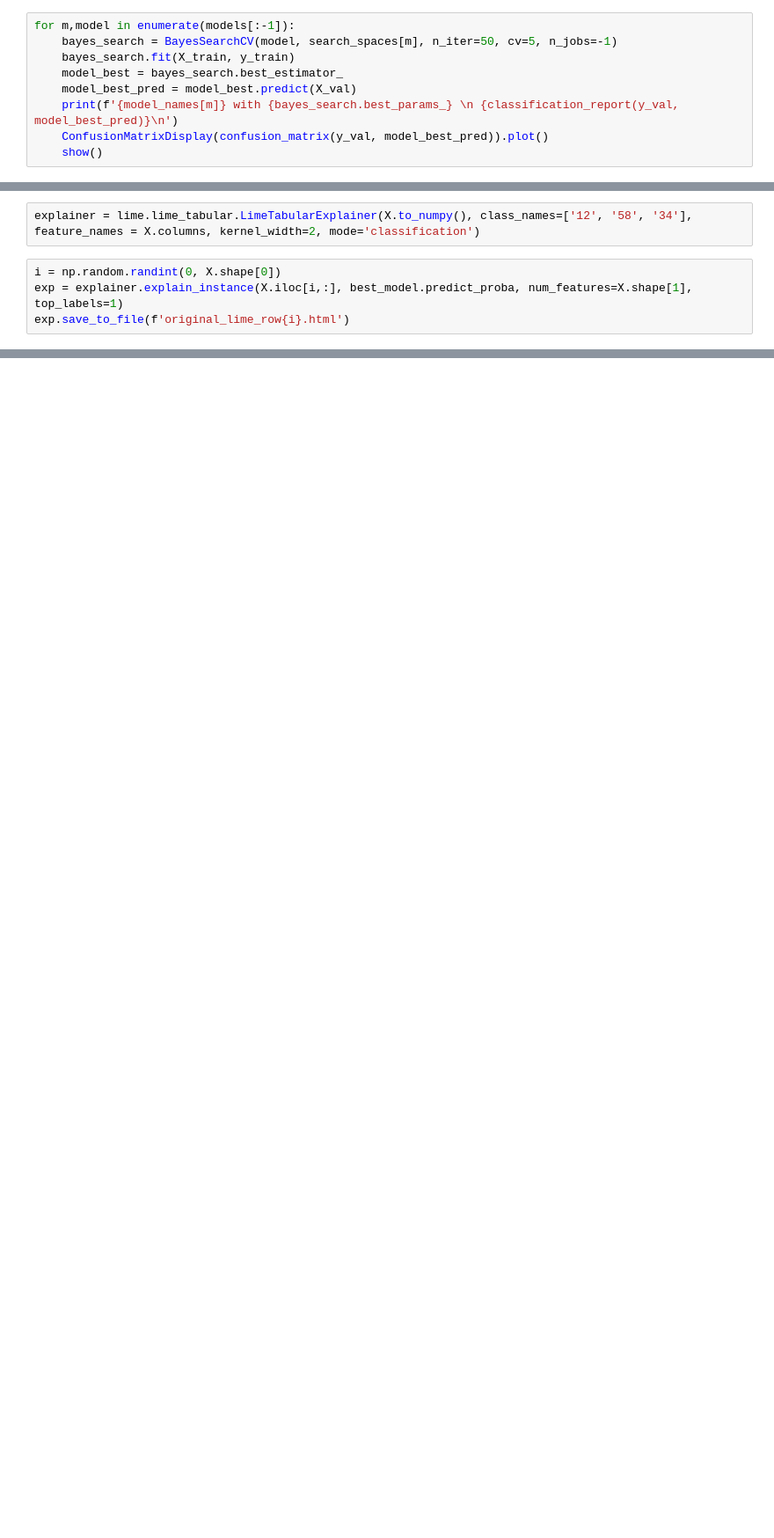
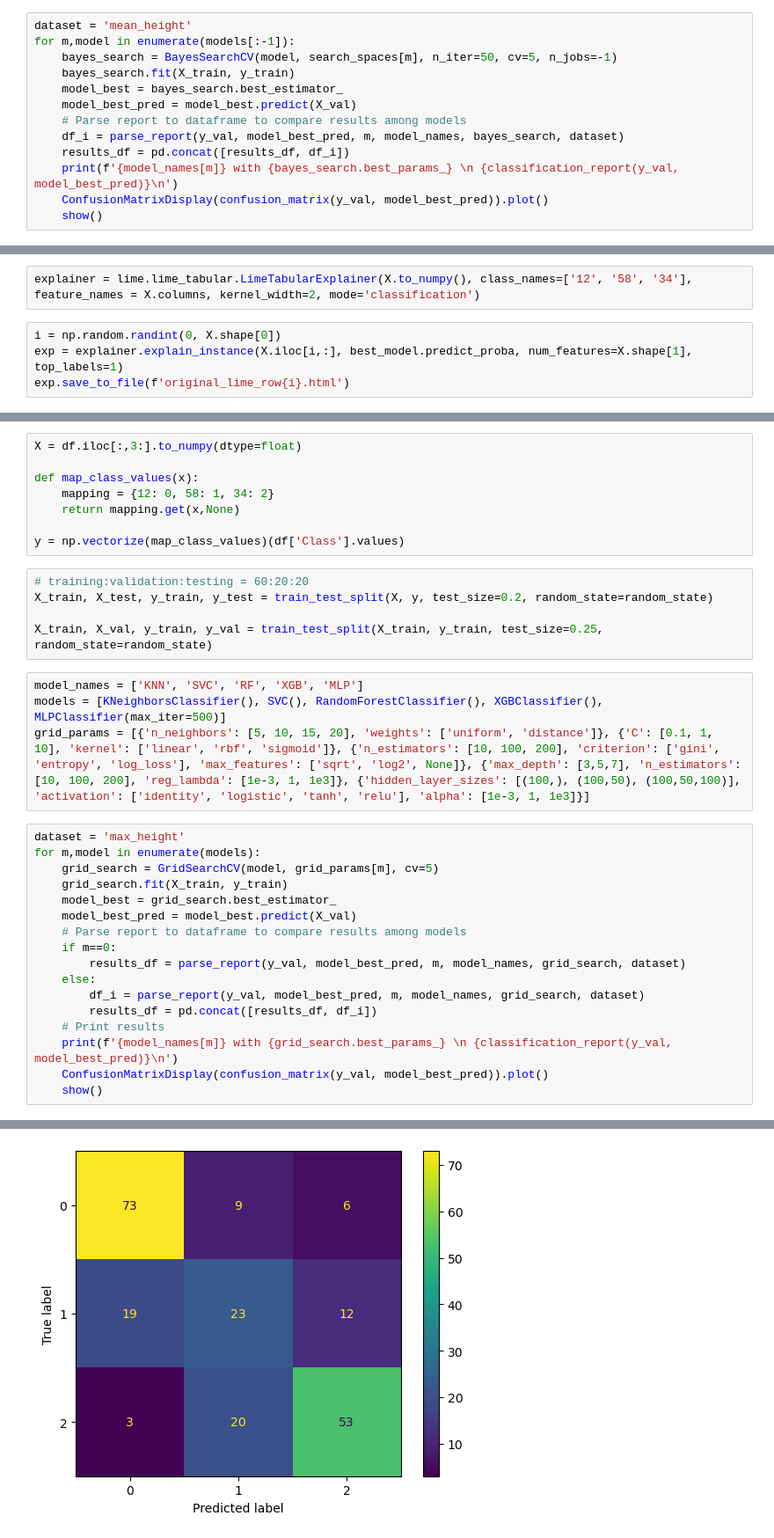
Before and after one commit to anqi-j/morphological-image-processing, a Jupyter notebook: classify/original_deterministic_models.ipynb, the cells around one changed output, grey strips where cells are left out. Shown at 88% size. Cells and saved outputs as stored; diff of their text form; blank space fills up the shorter version.

Commit message:
include parse_report function and mdoel evaluation with max height

```diff
--- a/classify/original_deterministic_models.ipynb
+++ b/classify/original_deterministic_models.ipynb
@@ -148,11 +185,15 @@ search_spaces = [{
     }
     ]
 # %%
+dataset = 'mean_height'
 for m,model in enumerate(models[:-1]):
     bayes_search = BayesSearchCV(model, search_spaces[m], n_iter=50, cv=5, n_jobs=-1)
     bayes_search.fit(X_train, y_train)
     model_best = bayes_search.best_estimator_
     model_best_pred = model_best.predict(X_val)
+    # Parse report to dataframe to compare results among models
+    df_i = parse_report(y_val, model_best_pred, m, model_names, bayes_search, dataset)
+    results_df = pd.concat([results_df, df_i])
     print(f'{model_names[m]} with {bayes_search.best_params_} \n {classification_report(y_val, model_best_pred)}\n')
     ConfusionMatrixDisplay(confusion_matrix(y_val, model_best_pred)).plot()
     show()
@@ -427,0 +490,35 @@ exp.save_to_file(f'original_lime_row{i}.html')
+# %%
+X = df.iloc[:,3:].to_numpy(dtype=float)
+
+def map_class_values(x):
+    mapping = {12: 0, 58: 1, 34: 2}
+    return mapping.get(x,None)
+
+y = np.vectorize(map_class_values)(df['Class'].values)
+# %%
+# training:validation:testing = 60:20:20
+X_train, X_test, y_train, y_test = train_test_split(X, y, test_size=0.2, random_state=random_state)
+
+X_train, X_val, y_train, y_val = train_test_split(X_train, y_train, test_size=0.25, random_state=random_state)
+# %%
+model_names = ['KNN', 'SVC', 'RF', 'XGB', 'MLP']
+models = [KNeighborsClassifier(), SVC(), RandomForestClassifier(), XGBClassifier(), MLPClassifier(max_iter=500)]
+grid_params = [{'n_neighbors': [5, 10, 15, 20], 'weights': ['uniform', 'distance']}, {'C': [0.1, 1, 10], 'kernel': ['linear', 'rbf', 'sigmoid']}, {'n_estimators': [10, 100, 200], 'criterion': ['gini', 'entropy', 'log_loss'], 'max_features': ['sqrt', 'log2', None]}, {'max_depth': [3,5,7], 'n_estimators': [10, 100, 200], 'reg_lambda': [1e-3, 1, 1e3]}, {'hidden_layer_sizes': [(100,), (100,50), (100,50,100)], 'activation': ['identity', 'logistic', 'tanh', 'relu'], 'alpha': [1e-3, 1, 1e3]}]
+# %%
+dataset = 'max_height'
+for m,model in enumerate(models):
+    grid_search = GridSearchCV(model, grid_params[m], cv=5)
+    grid_search.fit(X_train, y_train)
+    model_best = grid_search.best_estimator_
+    model_best_pred = model_best.predict(X_val)
+    # Parse report to dataframe to compare results among models
+    if m==0:
+        results_df = parse_report(y_val, model_best_pred, m, model_names, grid_search, dataset)
+    else:
+        df_i = parse_report(y_val, model_best_pred, m, model_names, grid_search, dataset)
+        results_df = pd.concat([results_df, df_i])
+    # Print results
+    print(f'{model_names[m]} with {grid_search.best_params_} \n {classification_report(y_val, model_best_pred)}\n')
+    ConfusionMatrixDisplay(confusion_matrix(y_val, model_best_pred)).plot()
+    show()
+# %% [output]
@@ -427,0 +535 @@ exp.save_to_file(f'original_lime_row{i}.html')
+[figure, added]
```
Also changed, not shown: parts of 6 cells of this notebook.
